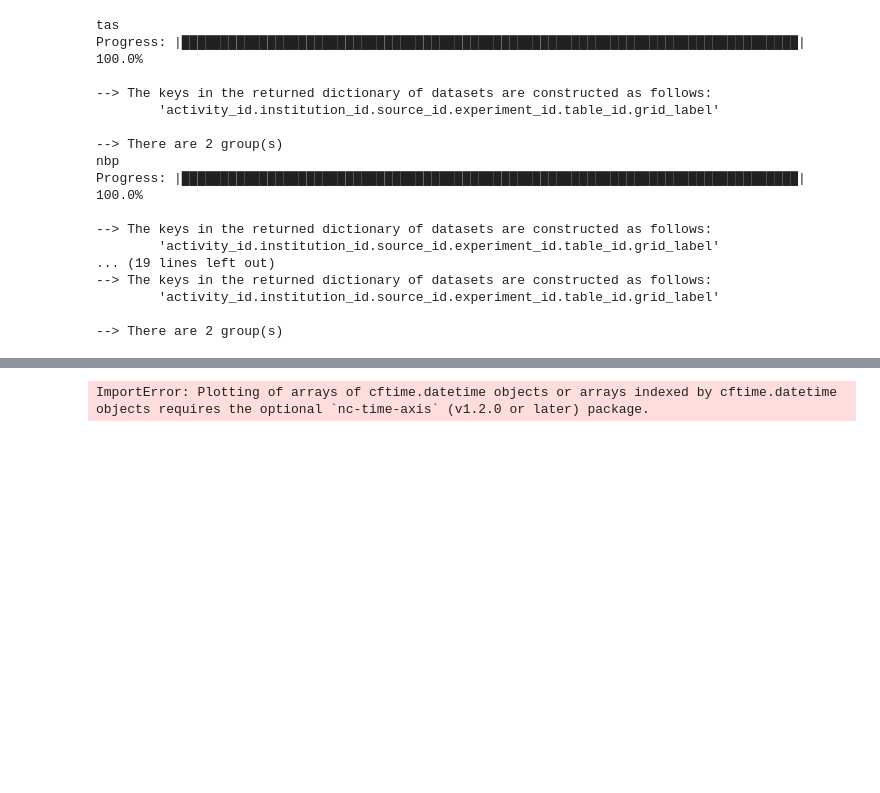
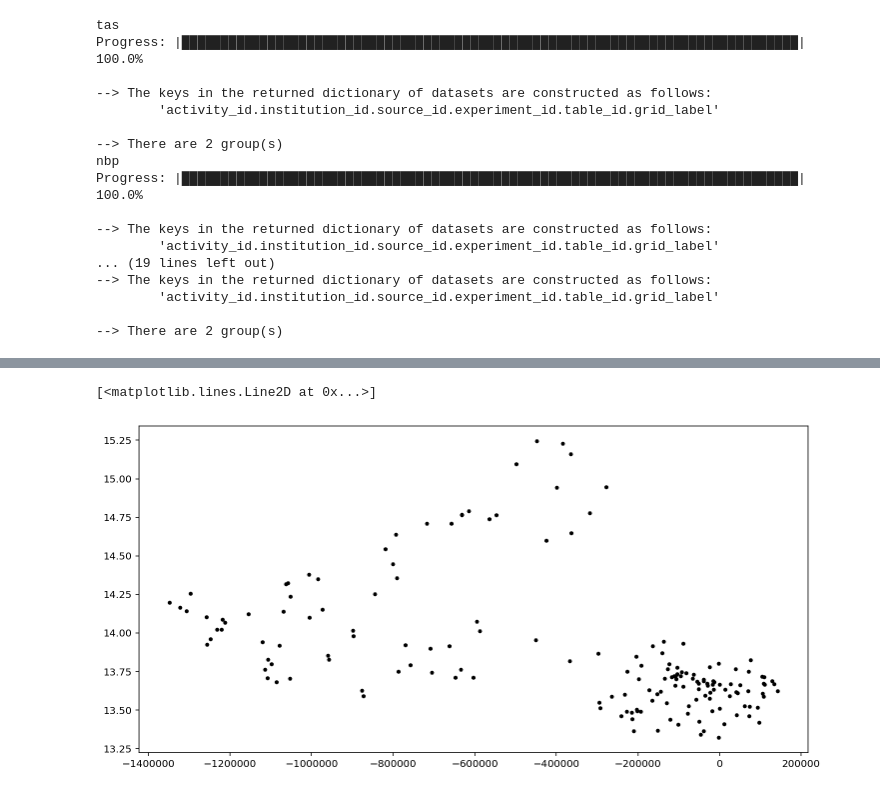
Before and after one commit to swartn/cmip6-test, a Jupyter notebook: notebooks/cmip6_test.ipynb, the cells around one changed output, grey strips where cells are left out. Saved outputs shown, nothing was run; the diff lists cells and outputs as text; code cells hidden in the pictures; blank space fills up the shorter version.

```diff
--- a/notebooks/cmip6_test.ipynb
+++ b/notebooks/cmip6_test.ipynb
@@ -95,7 +93,15 @@ for model, gmst in gmst_dict.items():
     gmsts.append(gmst)
 # %%
 a = xr.concat(gmsts, dim=names)
-# %%
-a.plot()
-# %% [output]
-ImportError: Plotting of arrays of cftime.datetime objects or arrays indexed by cftime.datetime objects requires the optional `nc-time-axis` (v1.2.0 or later) package.
+# %%
+lcf_dict = {}
+
+for model in dset_dict['fgco2'].keys():
+    lcf_dict[model] = ((dset_dict['nbp'][model]['nbp'] *
+                         dset_dict['areacella'][model]['areacella']).sum(dim=['lon', 'lat'])
+                       ).resample(time='1A').mean()
+# %%
+plt.plot(lcf_dict['CanESM5'].cumsum().squeeze(), gmst_dict['CanESM5'].squeeze(), 'k.')
+# %% [output]
+[<matplotlib.lines.Line2D at 0x...>]
+[figure, added]
```
Also changed, not shown: parts of 5 cells of this notebook.
